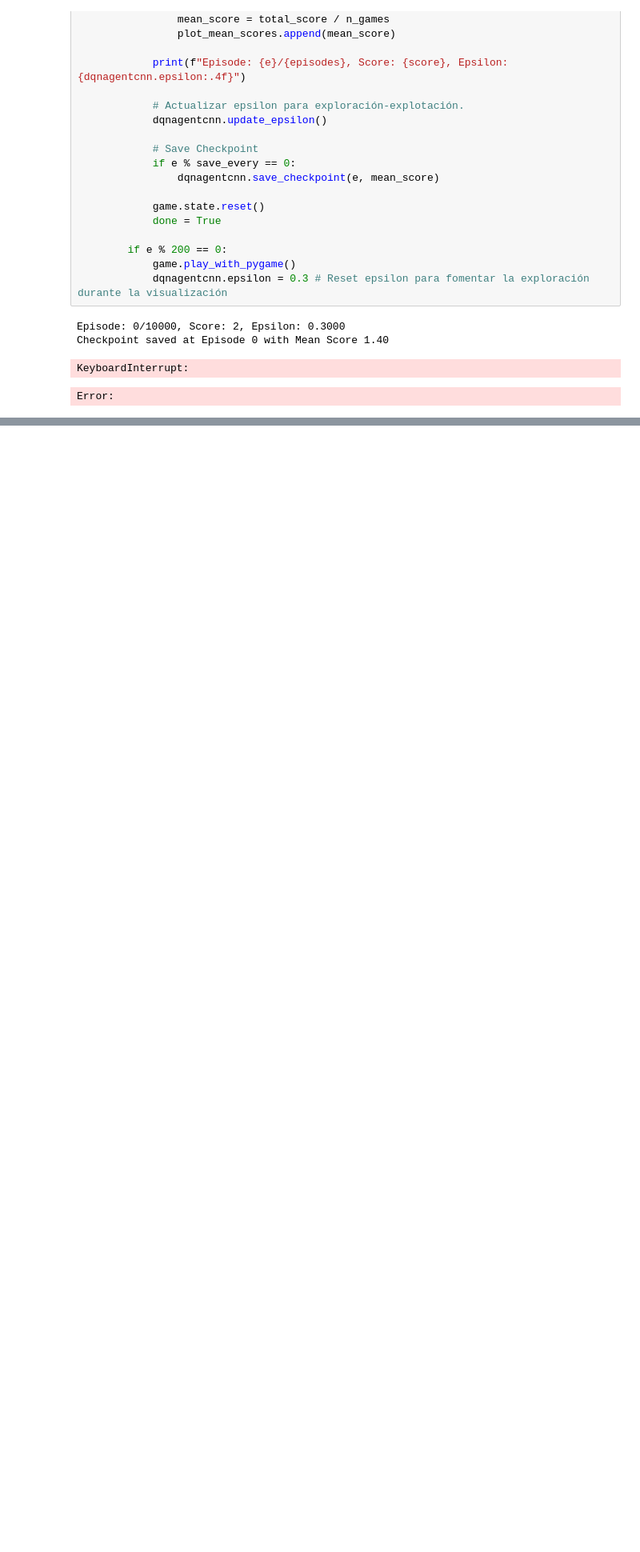
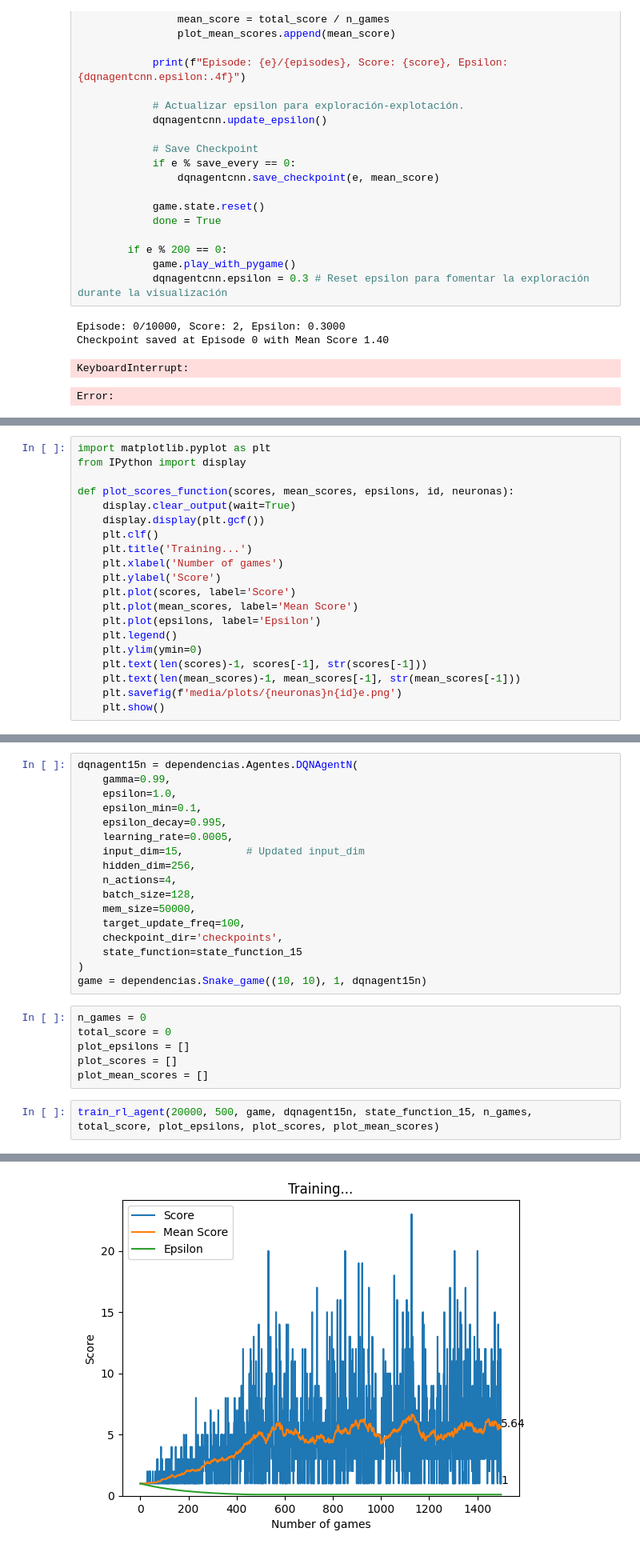
Before and after one commit to Chepados/practica_3_ALN, a Jupyter notebook: notebooks_para_tests.ipynb, the cells around one changed output, grey strips where cells are left out. Shown at 80% size. Drawn from its saved outputs; the diff is of its cells as text; blank space fills up the shorter version.

Commit message:
Deep Q-Learning con 8 y 15 neuronas (DEFINITIVO)

```diff
--- a/notebooks_para_tests.ipynb
+++ b/notebooks_para_tests.ipynb
@@ -307,0 +297,20 @@ plot_scores_function(plot_scores, plot_mean_scores)
+# %%
+import matplotlib.pyplot as plt
+from IPython import display
+
+def plot_scores_function(scores, mean_scores, epsilons, id, neuronas):
+    display.clear_output(wait=True)
+    display.display(plt.gcf())
+    plt.clf()
+    plt.title('Training...')
+    plt.xlabel('Number of games')
+    plt.ylabel('Score')
+    plt.plot(scores, label='Score')
+    plt.plot(mean_scores, label='Mean Score')
+    plt.plot(epsilons, label='Epsilon')
+    plt.legend()
+    plt.ylim(ymin=0)
+    plt.text(len(scores)-1, scores[-1], str(scores[-1]))
+    plt.text(len(mean_scores)-1, mean_scores[-1], str(mean_scores[-1]))
+    plt.savefig(f'media/plots/{neuronas}n{id}e.png')
+    plt.show()
@@ -307,0 +418,26 @@ plot_scores_function(plot_scores, plot_mean_scores)
+# %%
+dqnagent15n = dependencias.Agentes.DQNAgentN(
+    gamma=0.99,
+    epsilon=1.0,
+    epsilon_min=0.1,
+    epsilon_decay=0.995,
+    learning_rate=0.0005,
+    input_dim=15,          # Updated input_dim
+    hidden_dim=256,
+    n_actions=4,
+    batch_size=128,
+    mem_size=50000,
+    target_update_freq=100,
+    checkpoint_dir='checkpoints',
+    state_function=state_function_15
+)
+game = dependencias.Snake_game((10, 10), 1, dqnagent15n)
+# %%
+n_games = 0
+total_score = 0
+plot_epsilons = []
+plot_scores = []
+plot_mean_scores = []
+# %%
+train_rl_agent(20000, 500, game, dqnagent15n, state_function_15, n_games, total_score, plot_epsilons, plot_scores, plot_mean_scores)
+# %% [output]
@@ -307,0 +445 @@ plot_scores_function(plot_scores, plot_mean_scores)
+[figure, added]
```
Also changed, not shown: parts of 15 cells of this notebook, 20 other files.
